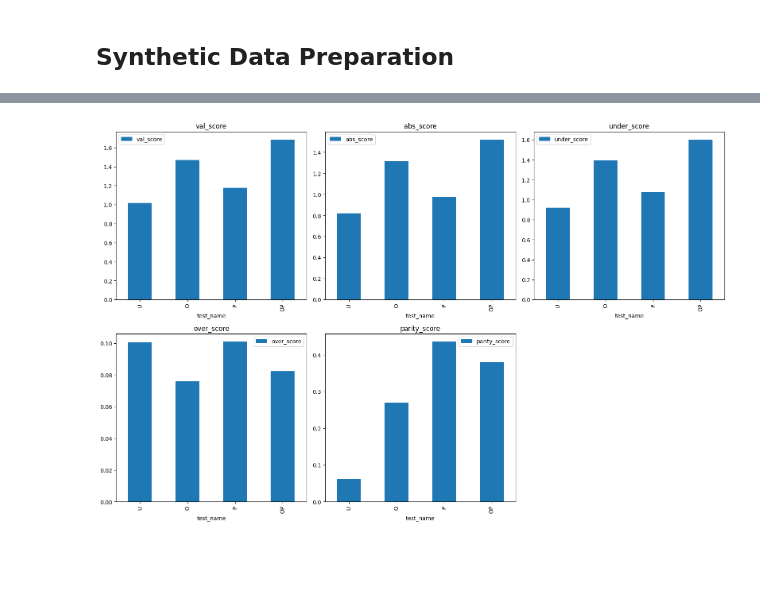
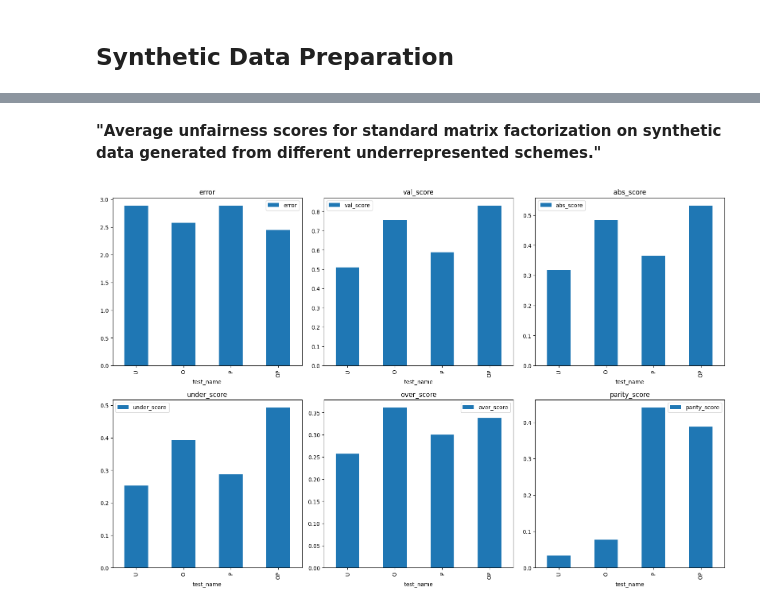
Before and after one commit to Shaked35/fairness-optimization, a Jupyter notebook: article_recovery.ipynb, the cells around one changed output, grey strips where cells are left out. Saved outputs shown, nothing was run; the diff lists cells and outputs as text; code cells hidden in the pictures; blank space fills up the shorter version.

Commit message:
add article matrix factorization

```diff
--- a/article_recovery.ipynb
+++ b/article_recovery.ipynb
@@ -83,14 +88,15 @@ def preprocessing(tmp_df, columns="movie_id", test_ratio=0.2, movie_len=True):
 # %%
-def train_and_predict(model_train_set, group_user, group_item, n_users, n_items, epochs=20, n_factors=20):
-    model = BasicMatrixFactorization(n_users=model_train_set.shape[0], n_items=model_train_set.shape[1], epochs=epochs,
-                                     n_factors=n_factors)
-    model.fit(X=model_train_set.to_numpy(), group_user=group_user, group_item=group_item)
+def train_and_predict(model_train_set, group_user, group_item, n_users, n_items, n_items_groups=2, epochs=20,
+                      n_factors=20):
+    model = BasicMatrixFactorization(n_users=n_users, n_items=n_items, epochs=epochs, n_factors=n_factors,
+                                     n_items_groups=n_items_groups)
+    model.fit(train_data=model_train_set.to_numpy(), group_user=group_user, group_item=group_item)
     preds = model.predictions()
     return preds
 # %%
 def evaluate(model_test_set, model_test_name, model_predictions, model_user_gender, number_of_columns):
     return {"test_name": model_test_name,
-            # "rmse": RecommendationSystemMetrics().RMSE(true_array=model_test_set, pred_array=model_predictions),
+            "error": RecommendationSystemMetrics().RMSE(true_array=model_test_set, pred_array=model_predictions),
             "val_score": FairnessMethods().calculate_val_score(model_predictions, model_test_set,
                                                                np.array(model_user_gender["M"]),
                                                                np.array(model_user_gender["F"]),
@@ -136,12 +142,14 @@ plt.show();
 # %% [markdown]
 ## Training Basic Matrix Factorization Model and calculate fairness matrices
 # %%
+empty_basic_matrix = pd.pivot_table(ml_data, values='rating', index='user_id', columns="movie_id")
+empty_basic_matrix[:] = 0
 results = []
-# for test_id in range(1, NUMBER_OF_TESTS + 1):
-for test_id in range(1, 3):
+for test_id in range(1, NUMBER_OF_TESTS + 1):
     print(f"start run MF model number {test_id}")
     start_time = datetime.datetime.now()
-    train_set, test_set, tmp_user_gender, tmp_user_id_to_group, item_to_group = preprocessing(ml_data)
+    train_set, test_set, tmp_user_gender, tmp_user_id_to_group, item_to_group = preprocessing(ml_data,
+                                                                                              empty_basic_matrix)
     print(f"input shape: {train_set.shape}")
     predictions = train_and_predict(train_set, group_user=tmp_user_id_to_group, group_item=item_to_group,
                                     n_users=len(ml_data["user_id"].unique()), n_items=len(ml_data["movie_id"].unique()))
@@ -216,19 +234,22 @@ synthetic_tests_item_groups = {"U": U_item_id_to_group, "O": O_item_id_to_group,
 # %%
 synthetic_results = []
+zero_synthetic_matrix = np.full((NUM_USERS, NUM_ITEMS), 0)
+zero_synthetic_matrix = pd.DataFrame(zero_synthetic_matrix)
 for test_name, tmp_df_ratings in synthetic_tests_df.items():
     agg_evaluation = {}
-    for index in range(1, NUMBER_OF_TESTS + 1):
+    for index in range(1, NUMBER_OF_SYNTHETIC_TESTS + 1):
         print(f"start run MF model test '{test_name}'")
         start_time = datetime.datetime.now()
-        train_set, test_set, tmp_user_gender, tmp_user_id_to_group, _ = preprocessing(tmp_df_ratings, columns="item_id",
+        train_set, test_set, tmp_user_gender, tmp_user_id_to_group, _ = preprocessing(tmp_df_ratings,zero_synthetic_matrix, columns="item_id",
                                                                                       movie_len=False)
         print(f"input shape: {train_set.shape}")
         predictions = train_and_predict(train_set, group_user=tmp_user_id_to_group,
                                         group_item=synthetic_tests_item_groups[test_name],
-                                        n_users=len(tmp_df_ratings["user_id"].unique()),
-                                        n_items=len(tmp_df_ratings["item_id"].unique()))
+                                        n_users=len(tmp_df_ratings["user_id"].unique()), n_items_groups=3,
+                                        n_items=len(tmp_df_ratings["item_id"].unique()), epochs=250)
+
         tmp_evaluation = evaluate(model_test_set=test_set, model_test_name=test_name, model_predictions=predictions,
-                                  model_user_gender=tmp_user_gender, number_of_columns=train_set.shape[1])
+                                  model_user_gender=tmp_user_gender, number_of_columns=test_set.shape[1])
         for key, value in tmp_evaluation.items():
             if key != "test_name":
                 agg_evaluation.setdefault(key, []).append(value)
@@ -281,10 +304,12 @@ synthetic_results_df.loc[:, synthetic_results_df.columns != 'test_name'].describ
+# %% [markdown]
+**"Average unfairness scores for standard matrix factorization on synthetic data generated from different underrepresented schemes."**
 # %%
 plt.figure(figsize=(16, 20))
-for i, col in enumerate(["val_score", "abs_score", "under_score", "over_score", "parity_score"]):
+for i, col in enumerate(["error", "val_score", "abs_score", "under_score", "over_score", "parity_score"]):
     plt.subplot(4, 3, i + 1)
     synthetic_results_df[col].plot(kind='bar', legend=True)
     plt.title(col)
     plt.tight_layout()
 plt.show()
 # %% [output]
-[figure, old version]
+[figure, new version]
```
Also changed, not shown: parts of 13 cells of this notebook, 6 other files.
